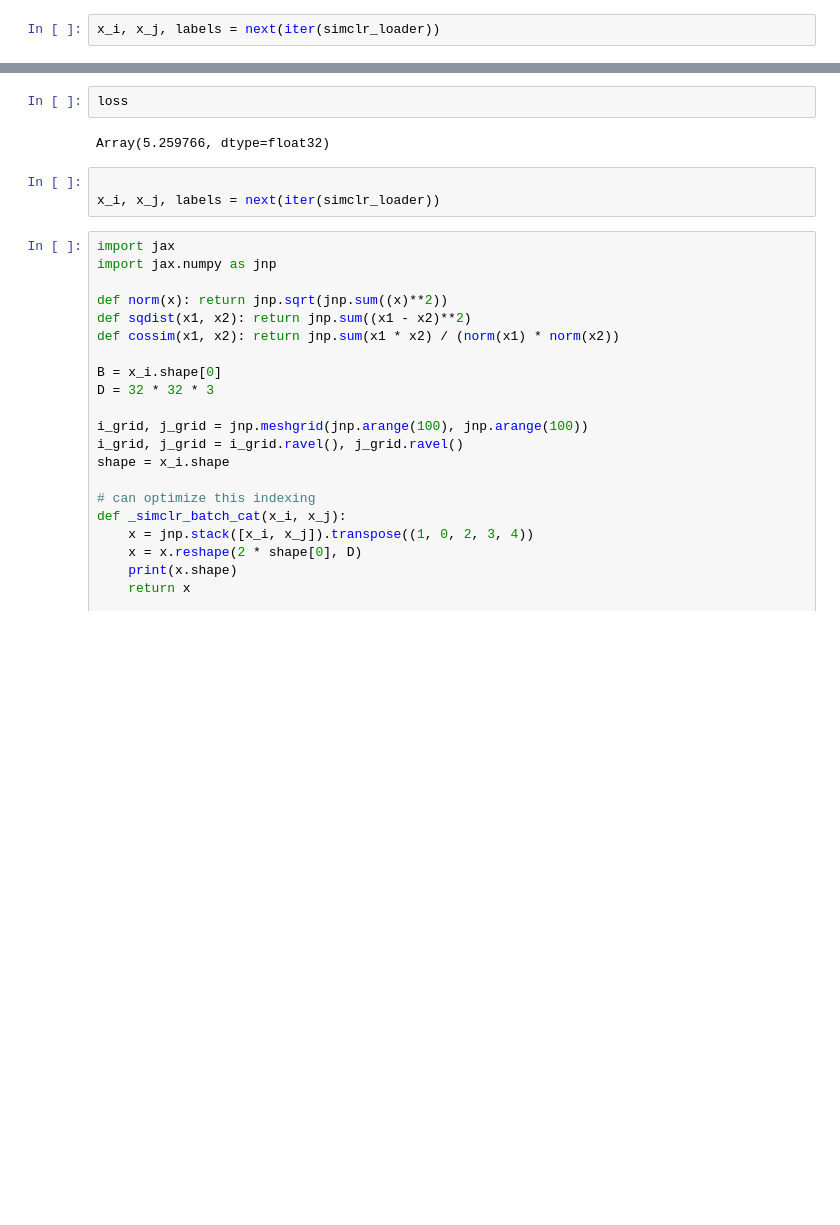
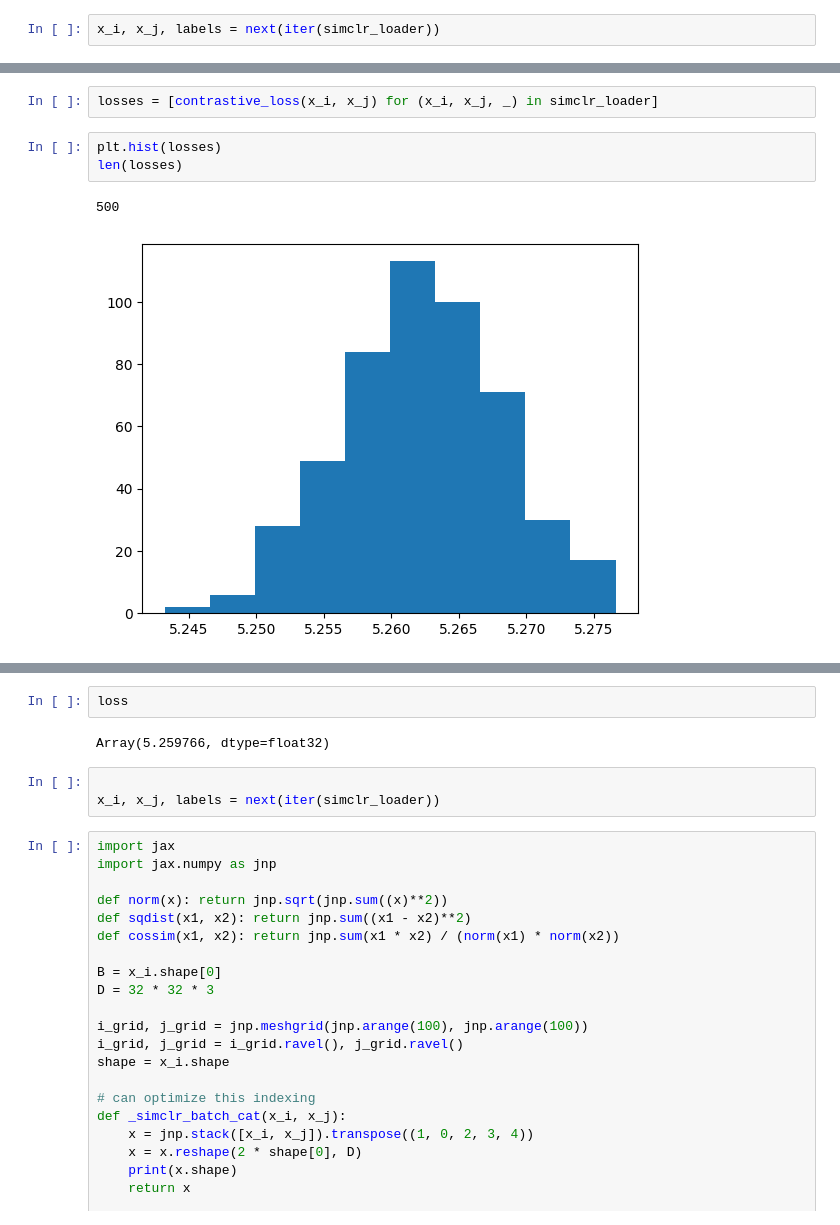
Before and after one commit to sugolov/vae, a Jupyter notebook: vae/notebooks/simclr_loss.ipynb, the cells around one changed output, grey strips where cells are left out. Drawn from its saved outputs; the diff is of its cells as text; blank space fills up the shorter version.

```diff
--- a/vae/notebooks/simclr_loss.ipynb
+++ b/vae/notebooks/simclr_loss.ipynb
@@ -327,5 +334,13 @@ sims = _sims_mat(x)
 # %% [output]
 (200, 32, 32, 3)
+# %%
+losses = [contrastive_loss(x_i, x_j) for (x_i, x_j, _) in simclr_loader]
+# %%
+plt.hist(losses)
+len(losses)
+# %% [output]
+500
+[figure, added]
 # %%
 sims = sims.at[jnp.diag_indices(len(sims))].set(-jnp.inf)
 sims = -jnp.log(jax.nn.softmax(sims, axis=1))
```
Also changed, not shown: parts of 3 cells of this notebook, 1 other file.
